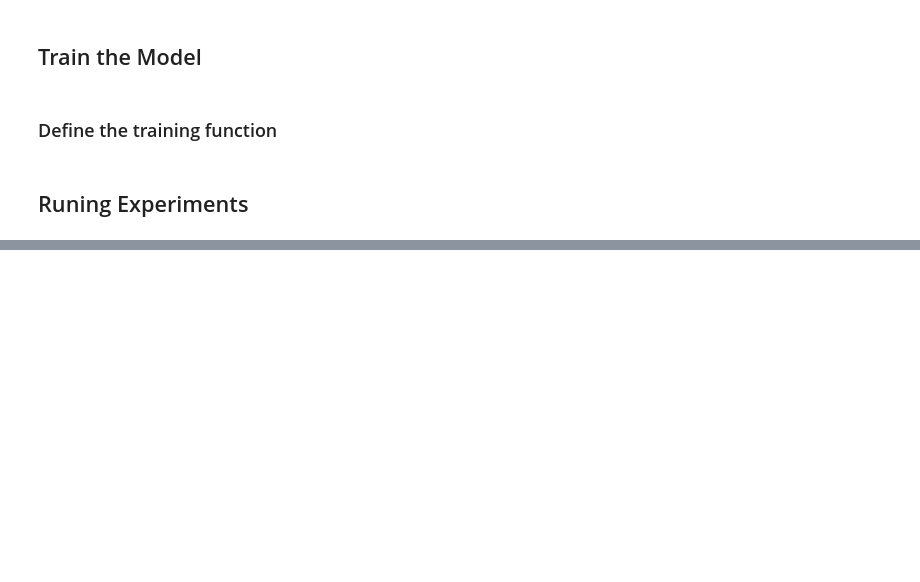
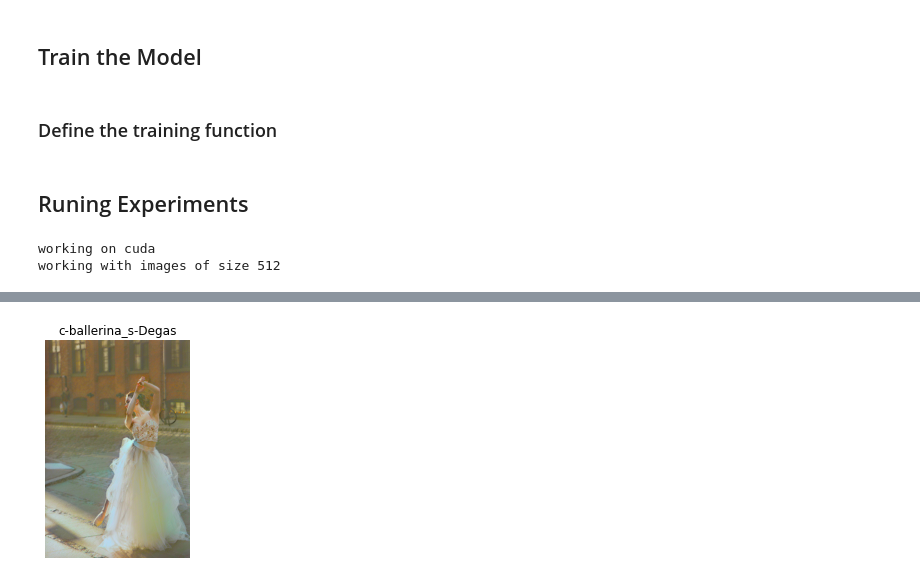
Before and after one commit to hyanique/cnn-art, a Jupyter notebook: cnn_art_vgg19.ipynb, the cells around one changed output, grey strips where cells are left out. Saved outputs shown, nothing was run; the diff lists cells and outputs as text; code cells hidden in the pictures; blank space fills up the shorter version.

Commit message:
Coding done
Update notebook, add training output and painted figures

```diff
--- a/cnn_art_vgg19.ipynb
+++ b/cnn_art_vgg19.ipynb
@@ -59,9 +57,9 @@ def image_show(img_tensor, title=None,save_fig=False):
 # %% [markdown]
 ### A Pair of Stylier Image and Content Image
 # %%
-# A style image and a content image
-stylier_img = image_loader("img_data/Antoine_Watteau-L'imbarco_per_Citera.jpg")
-content_img = image_loader("img_data/tea-3190241.jpg")
+# # A style image and a content image
+# stylier_img = image_loader("img_data/Antoine_Watteau-L'imbarco_per_Citera.jpg")
+# content_img = image_loader("img_data/tea-3190241.jpg")
 
-assert stylier_img.size() == content_img.size(), "stylier image and content image should of same size"
+# assert stylier_img.size() == content_img.size(), "stylier image and content image should of same size"
 # %%
@@ -173,13 +171,13 @@ def get_style_model_and_losses(pretrained_cnn, normal_mean, normal_stdev,
 
     if name in stylier_layer:
       target = model(stylier_img).detach()
-      s_loss = StylierLoss(target)
+      s_loss = StyleLoss(target)
       model.add_module("stylier_loss_{}".format(i), s_loss)
       stylier_loss.append(s_loss)
 
   # Trim the layers after the last content/style losses
   for i in range(len(model)-1, -1, -1):
-    if isinstance(model[i],ContentLoss) or isinstance(model[i], StylierLoss):
+    if isinstance(model[i],ContentLoss) or isinstance(model[i], StyleLoss):
       break
   model = model[:(i+1)]
 
@@ -251,2 +245,12 @@ image_show(output)
 # %% [markdown]
 ## Runing Experiments
+# %%
+print("working on {}".format(device))
+print("working with images of size {}".format(imsize))
+# %% [output]
+working on cuda
+working with images of size 512
+# %%
+content_names = ["tea","lilypond","bouquet","ballerina"]
+stylier_names = ["Monet","VanGogh","Renoir","Degas"]
+painted_results = []
@@ -253,20 +261,15 @@ image_show(output)
 # %%
-print("working on {}".format(device))
-print("working with images of size {}".format(imsize))
-
-content_names = []
-stylier_names = []
-painted_results = []
-
-cnn_vgg19 = models.vgg19(pretrained=True).features.to(device).eval()
-vgg19_norm_mean = torch.tensor([0.485, 0.456, 0.406]).to(device)
-vgg19_norm_stdev = torch.tensor([0.229, 0.224, 0.225]).to(device)
-
 for c_name, s_name in zip(content_names, stylier_names):
-  print("using {} as content iamge and {} as stylier\n".format(c_name, s_name))
+  print("\n********************************\nusing {} as content iamge and {} as stylier\n".format(c_name, s_name))
   c_img = image_loader("img_data/{}.jpg".format(c_name))
   s_img = image_loader("img_data/{}.jpg".format(s_name))
-  assert c_img.size() == s_img.size(), "content image and stylier image should be of same size"
+  assert c_img.size() == s_img.size(), "content image {} and stylier image {} should be of same size".format(c_img.size(), s_img.size())
   i_img = c_img.clone()
-  painted_img = run_style_transfer(cnn_vgg19,vgg19_norm_mean,vgg19_norm_stdev, content_img, stylier_img, input_img,num_steps=800)
-  image_show(painted_img, title="c-{}_s-{}",save_fig=True)
+  n_steps=500
+  c_weight =1
+  s_weight =500000
+  print("{} steps with {} content weight and {} style weight\n".format(n_steps, c_weight, s_weight))
+  painted_img = run_style_transfer(cnn_vgg19,vgg19_norm_mean,vgg19_norm_stdev,c_img, s_img, i_img,
+                                   num_steps=n_steps,style_weight=s_weight, content_weight=c_weight,verbose=True)
+  image_show(painted_img, title="c-{}_s-{}".format(c_name,s_name),save_fig=True)
+# %% [output]
@@ -272,0 +293 @@ for c_name, s_name in zip(content_names, stylier_names):
+[figure, added]
```
Also changed, not shown: parts of 8 cells of this notebook, 5 other files.
